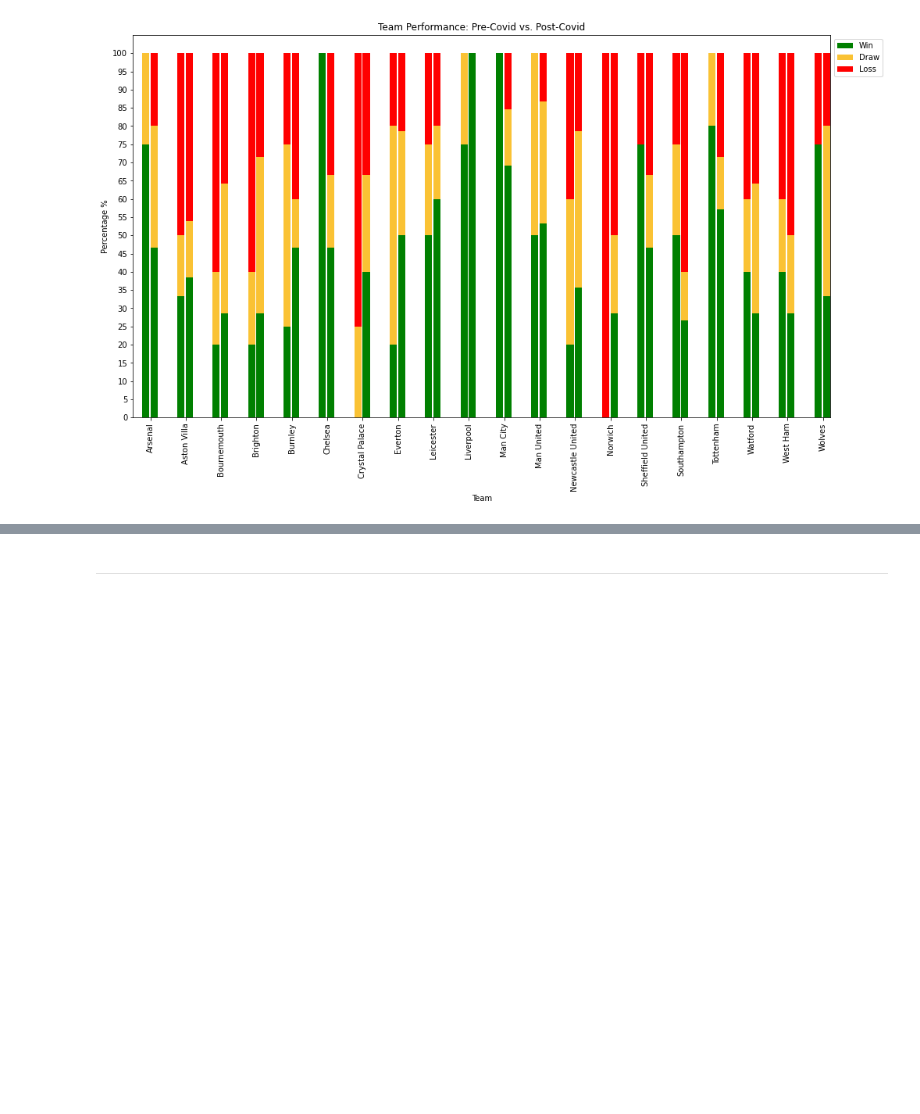
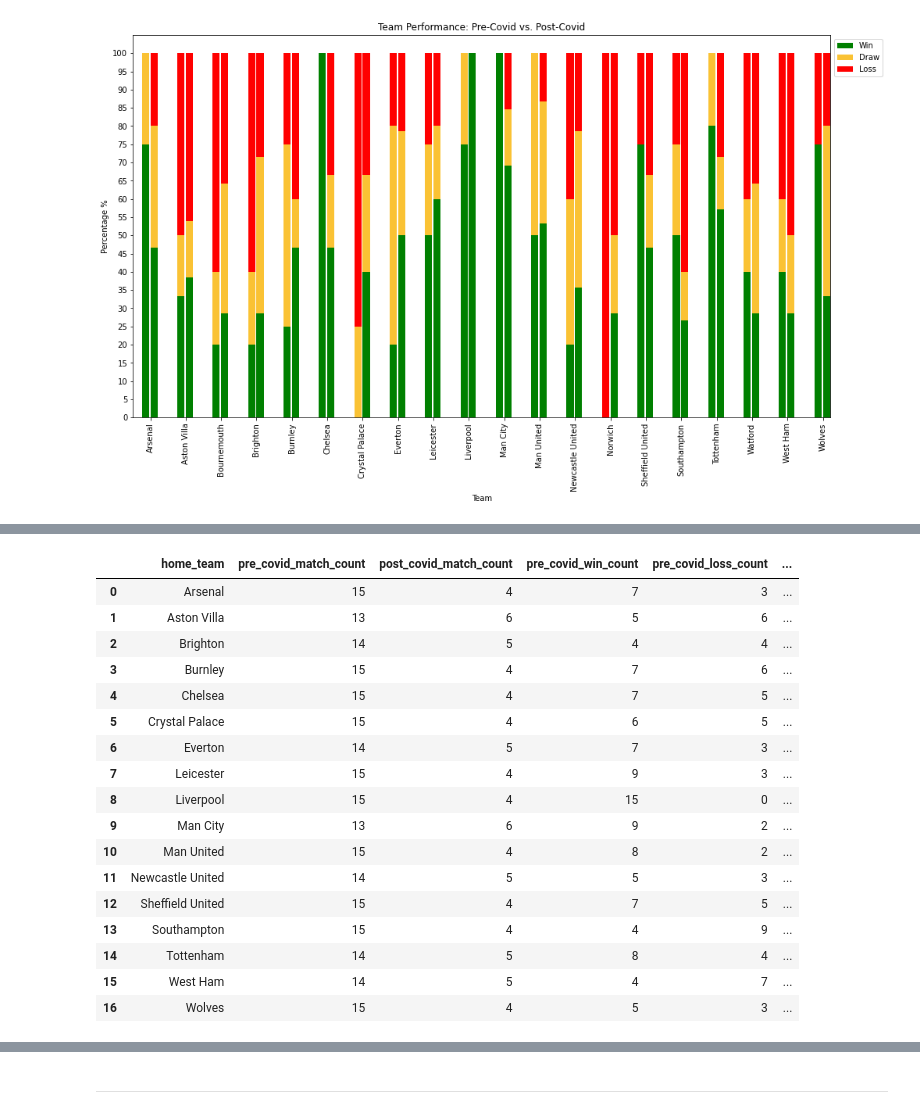
Before and after one commit to CharlesPeterMcCarthy/english-premier-league-2019-2020-statistical-analysis, a Jupyter notebook: epl-2019-2020.ipynb, the cells around one changed output, grey strips where cells are left out. Cells and saved outputs as stored; diff of their text form; code cells hidden in the pictures; blank space fills up the shorter version.

Commit message:
Load New Season & Clean Data

```diff
--- a/epl-2019-2020.ipynb
+++ b/epl-2019-2020.ipynb
@@ -1962,0 +2033,30 @@ plt.show()
+# %%
+relegated_teams = ['Bournemouth', 'Norwich', 'Watford']
+home_result_counts_extended = home_result_counts[~home_result_counts.home_team.isin(relegated_teams)].reset_index(drop=True)
+
+new_season_matches_df.groupby(['home_team']).size().reset_index(name='new_season_match_count').sort_values('home_team', ascending=True)
+
+new_season_home_win_matches = new_season_matches_df[new_season_matches_df.full_time_result == 'H']
+new_season_home_loss_matches = new_season_matches_df[new_season_matches_df.full_time_result == 'A']
+new_season_home_draw_matches = new_season_matches_df[new_season_matches_df.full_time_result == 'D']
+# %%
+home_result_counts_extended
+# %% [output]
+|  | home_team | pre_covid_match_count | post_covid_match_count | pre_covid_win_count | pre_covid_loss_count | ... |
+| 0 | Arsenal | 15 | 4 | 7 | 3 | ... |
+| 1 | Aston Villa | 13 | 6 | 5 | 6 | ... |
+| 2 | Brighton | 14 | 5 | 4 | 4 | ... |
+| 3 | Burnley | 15 | 4 | 7 | 6 | ... |
+| 4 | Chelsea | 15 | 4 | 7 | 5 | ... |
+| 5 | Crystal Palace | 15 | 4 | 6 | 5 | ... |
+| 6 | Everton | 14 | 5 | 7 | 3 | ... |
+| 7 | Leicester | 15 | 4 | 9 | 3 | ... |
+| 8 | Liverpool | 15 | 4 | 15 | 0 | ... |
+| 9 | Man City | 13 | 6 | 9 | 2 | ... |
+| 10 | Man United | 15 | 4 | 8 | 2 | ... |
+| 11 | Newcastle United | 14 | 5 | 5 | 3 | ... |
+| 12 | Sheffield United | 15 | 4 | 7 | 5 | ... |
+| 13 | Southampton | 15 | 4 | 4 | 9 | ... |
+| 14 | Tottenham | 14 | 5 | 8 | 4 | ... |
+| 15 | West Ham | 14 | 5 | 4 | 7 | ... |
+| 16 | Wolves | 15 | 4 | 5 | 3 | ... |
```
Also changed, not shown: parts of 13 cells of this notebook.
